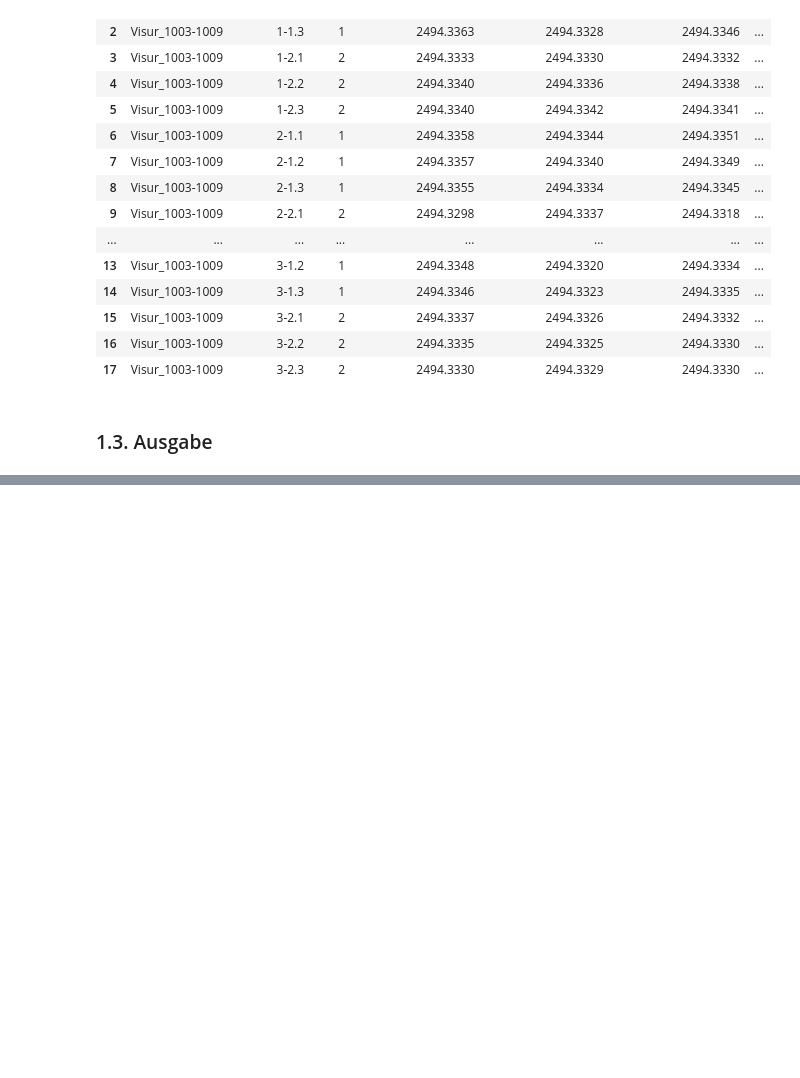
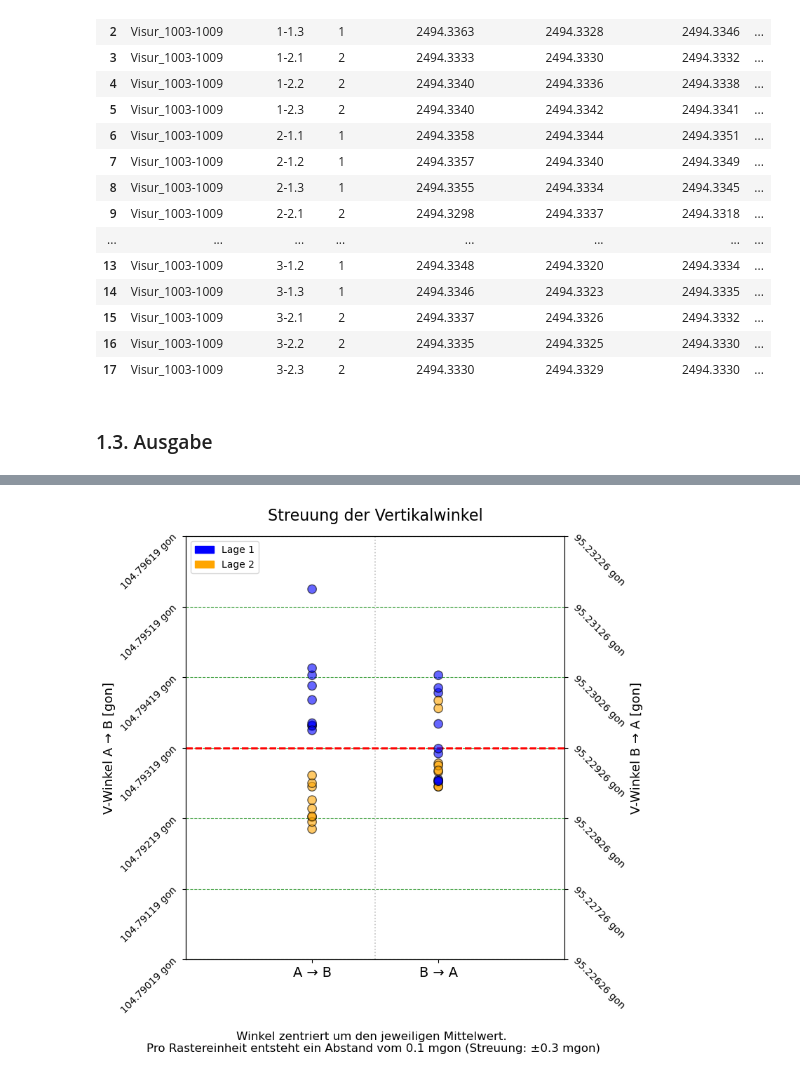
Before and after one commit to rbo-xyz/thb-berechnung, a Jupyter notebook: TrigHoehenbestimmung_TESTDATA.ipynb, the cells around one changed output, grey strips where cells are left out. Drawn from its saved outputs; the diff is of its cells as text; code cells hidden in the pictures; blank space fills up the shorter version.

```diff
--- a/TrigHoehenbestimmung_TESTDATA.ipynb
+++ b/TrigHoehenbestimmung_TESTDATA.ipynb
@@ -147,0 +158,5 @@ ax.figure.show
+# %%
+ax1 = scatterplot_vwinkel(df300_new, visurnummer)
+plt.show()
+# %% [output]
+[figure, added]
```
Also changed, not shown: parts of 5 cells of this notebook, 5 other files.
